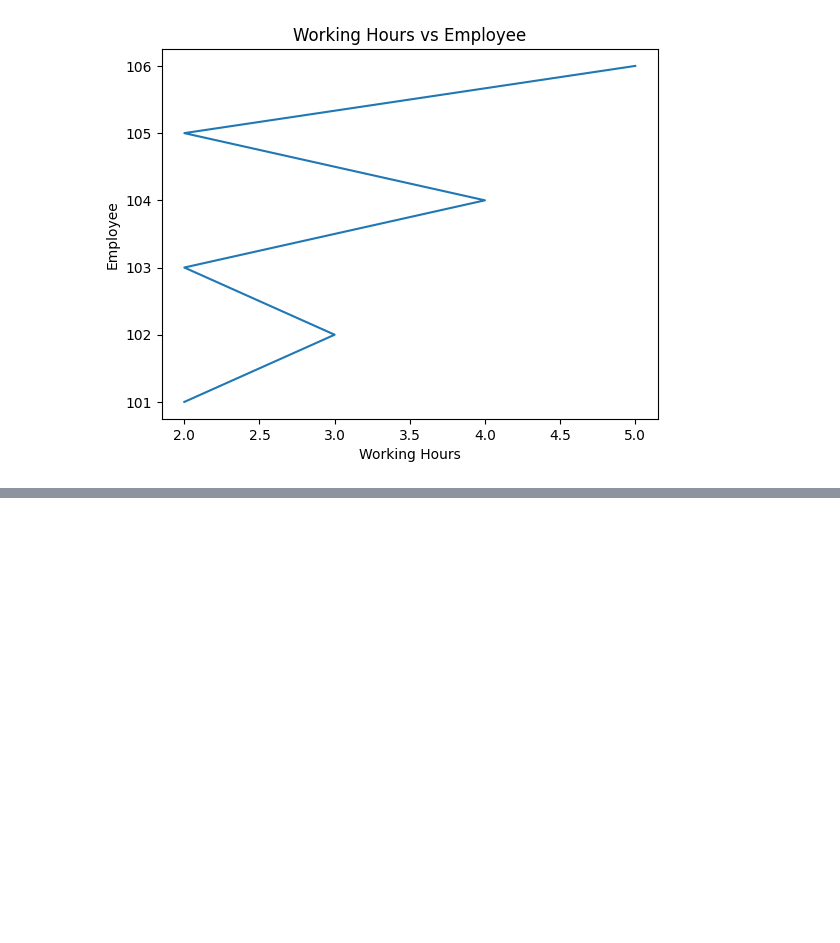
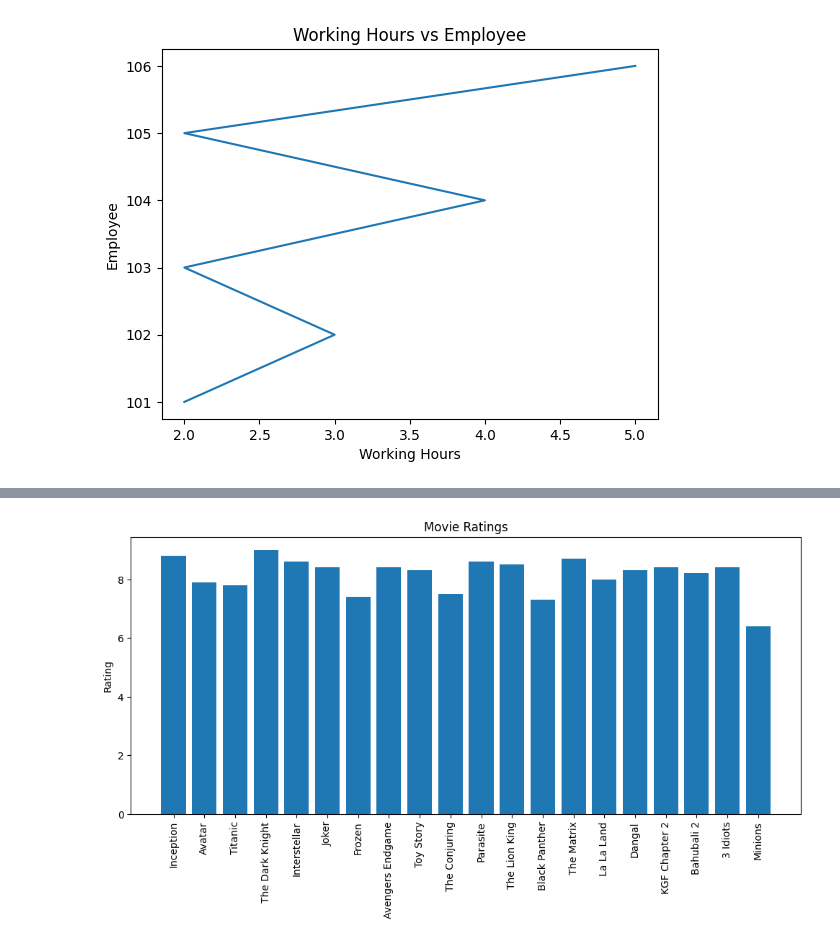
Before and after one commit to Mrunali2021/Thirdproject, a Jupyter notebook: Project.ipynb, the cells around one changed output, grey strips where cells are left out. Cells and saved outputs as stored; diff of their text form; code cells hidden in the pictures; blank space fills up the shorter version.

```diff
--- a/Project.ipynb
+++ b/Project.ipynb
@@ -437,0 +353,6 @@ plt.show()
+# %%
+import pandas as pd
+import matplotlib.pyplot as plt
+
+df = pd.read_csv("moviedata.csv")
+print(df)
@@ -437,0 +377,9 @@ plt.show()
+# %%
+plt.figure(figsize=(12,5))
+plt.bar(df["Movie"], df["Rating"])
+plt.xticks(rotation=90)
+plt.title("Movie Ratings")
+plt.ylabel("Rating")
+plt.show()
+# %% [output]
+[figure, added]
```
Also changed, not shown: parts of 22 cells of this notebook, 1 other file.
